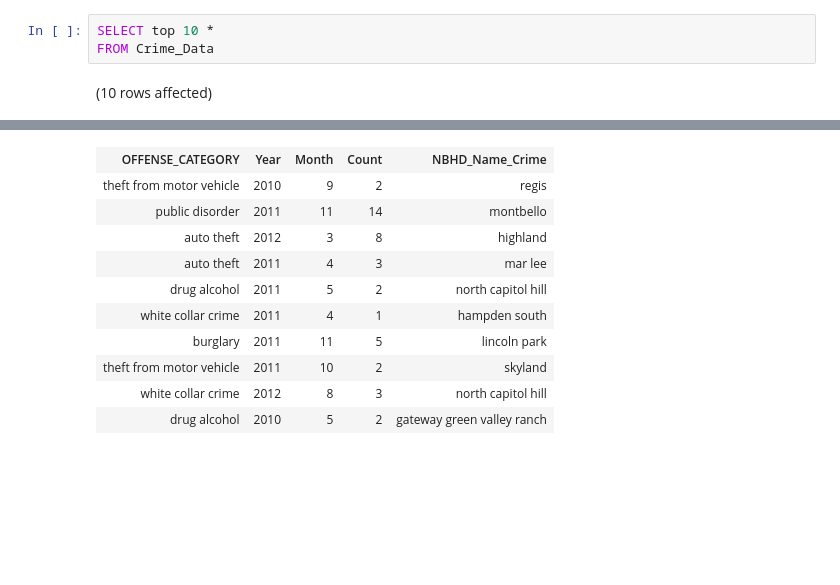
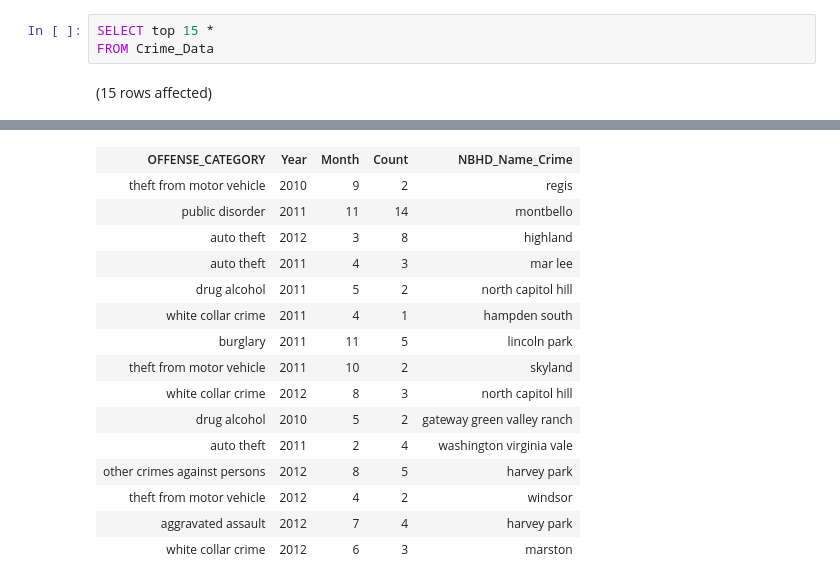
Before and after one commit to hmoughnieh/Impact-of-Crime-on-Housing-Prices-in-Denver-City, a Jupyter notebook: SQL_Prep.ipynb, the cells around one changed output, grey strips where cells are left out. Saved outputs shown, nothing was run; the diff lists cells and outputs as text; blank space fills up the shorter version.

```diff
--- a/SQL_Prep.ipynb
+++ b/SQL_Prep.ipynb
@@ -64,5 +91,5 @@ Total execution time: 00:00:00.016
 # %%
-SELECT top 10 *
+SELECT top 15 *
 FROM Crime_Data
 # %% [output]
-(10 rows affected)
+(15 rows affected)
@@ -70,11 +97,16 @@ Total execution time: 00:00:00.001
 | OFFENSE_CATEGORY | Year | Month | Count | NBHD_Name_Crime |
 | theft from motor vehicle | 2010 | 9 | 2 | regis |
 | public disorder | 2011 | 11 | 14 | montbello |
 | auto theft | 2012 | 3 | 8 | highland |
 | auto theft | 2011 | 4 | 3 | mar lee |
 | drug alcohol | 2011 | 5 | 2 | north capitol hill |
 | white collar crime | 2011 | 4 | 1 | hampden south |
 | burglary | 2011 | 11 | 5 | lincoln park |
 | theft from motor vehicle | 2011 | 10 | 2 | skyland |
 | white collar crime | 2012 | 8 | 3 | north capitol hill |
 | drug alcohol | 2010 | 5 | 2 | gateway green valley ranch |
+| auto theft | 2011 | 2 | 4 | washington virginia vale |
+| other crimes against persons | 2012 | 8 | 5 | harvey park |
+| theft from motor vehicle | 2012 | 4 | 2 | windsor |
+| aggravated assault | 2012 | 7 | 4 | harvey park |
+| white collar crime | 2012 | 6 | 3 | marston |
```
Also changed, not shown: parts of 10 cells of this notebook.
